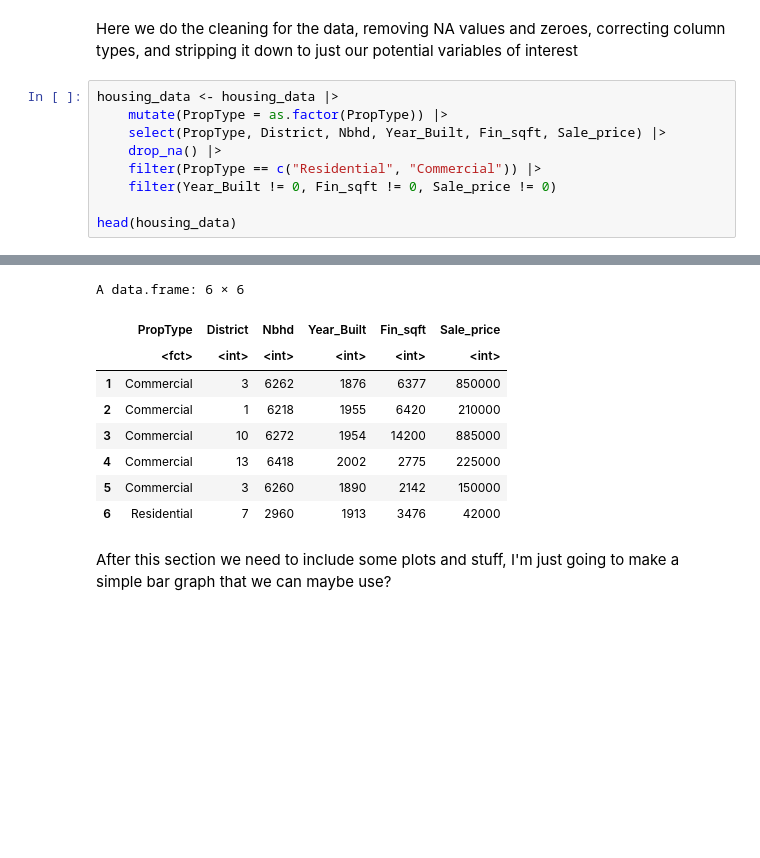
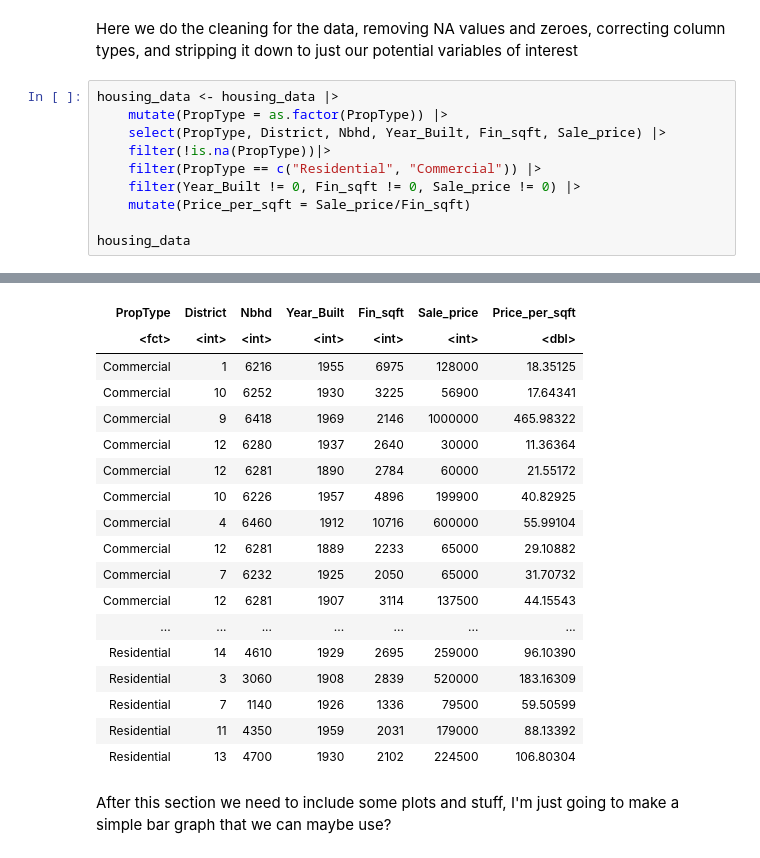
Before and after one commit to mhuang306/STAT-201-proj, a Jupyter notebook: Project Proposal.ipynb, the cells around one changed output, grey strips where cells are left out. Saved outputs shown, nothing was run; the diff lists cells and outputs as text; blank space fills up the shorter version.

```diff
--- a/Project Proposal.ipynb
+++ b/Project Proposal.ipynb
@@ -39,9 +59,10 @@ Here we do the cleaning for the data, removing NA values and zeroes, correcting
 housing_data <- housing_data |>
     mutate(PropType = as.factor(PropType)) |>
     select(PropType, District, Nbhd, Year_Built, Fin_sqft, Sale_price) |>
-    drop_na() |>
+    filter(!is.na(PropType))|>
     filter(PropType == c("Residential", "Commercial")) |>
-    filter(Year_Built != 0, Fin_sqft != 0, Sale_price != 0)
+    filter(Year_Built != 0, Fin_sqft != 0, Sale_price != 0) |>
+    mutate(Price_per_sqft = Sale_price/Fin_sqft)
 
-head(housing_data)
+housing_data
 # %% [output]
@@ -55,12 +70,21 @@ Caused by warning in `==.default`:
-A data.frame: 6 × 6
-|  | PropType | District | Nbhd | Year_Built | Fin_sqft | Sale_price |
-|  | <fct> | <int> | <int> | <int> | <int> | <int> |
-| 1 | Commercial | 3 | 6262 | 1876 | 6377 | 850000 |
-| 2 | Commercial | 1 | 6218 | 1955 | 6420 | 210000 |
-| 3 | Commercial | 10 | 6272 | 1954 | 14200 | 885000 |
-| 4 | Commercial | 13 | 6418 | 2002 | 2775 | 225000 |
-| 5 | Commercial | 3 | 6260 | 1890 | 2142 | 150000 |
-| 6 | Residential | 7 | 2960 | 1913 | 3476 | 42000 |
+| PropType | District | Nbhd | Year_Built | Fin_sqft | Sale_price | Price_per_sqft |
+| <fct> | <int> | <int> | <int> | <int> | <int> | <dbl> |
+| Commercial | 1 | 6216 | 1955 | 6975 | 128000 | 18.35125 |
+| Commercial | 10 | 6252 | 1930 | 3225 | 56900 | 17.64341 |
+| Commercial | 9 | 6418 | 1969 | 2146 | 1000000 | 465.98322 |
+| Commercial | 12 | 6280 | 1937 | 2640 | 30000 | 11.36364 |
+| Commercial | 12 | 6281 | 1890 | 2784 | 60000 | 21.55172 |
+| Commercial | 10 | 6226 | 1957 | 4896 | 199900 | 40.82925 |
+| Commercial | 4 | 6460 | 1912 | 10716 | 600000 | 55.99104 |
+| Commercial | 12 | 6281 | 1889 | 2233 | 65000 | 29.10882 |
+| Commercial | 7 | 6232 | 1925 | 2050 | 65000 | 31.70732 |
+| Commercial | 12 | 6281 | 1907 | 3114 | 137500 | 44.15543 |
+| ... | ... | ... | ... | ... | ... | ... |
+| Residential | 14 | 4610 | 1929 | 2695 | 259000 | 96.10390 |
+| Residential | 3 | 3060 | 1908 | 2839 | 520000 | 183.16309 |
+| Residential | 7 | 1140 | 1926 | 1336 | 79500 | 59.50599 |
+| Residential | 11 | 4350 | 1959 | 2031 | 179000 | 88.13392 |
+| Residential | 13 | 4700 | 1930 | 2102 | 224500 | 106.80304 |
 # %% [markdown]
 After this section we need to include some plots and stuff, I'm just going to make a simple bar graph that we can maybe use?
 # %%
```
Also changed, not shown: parts of 6 cells of this notebook.
